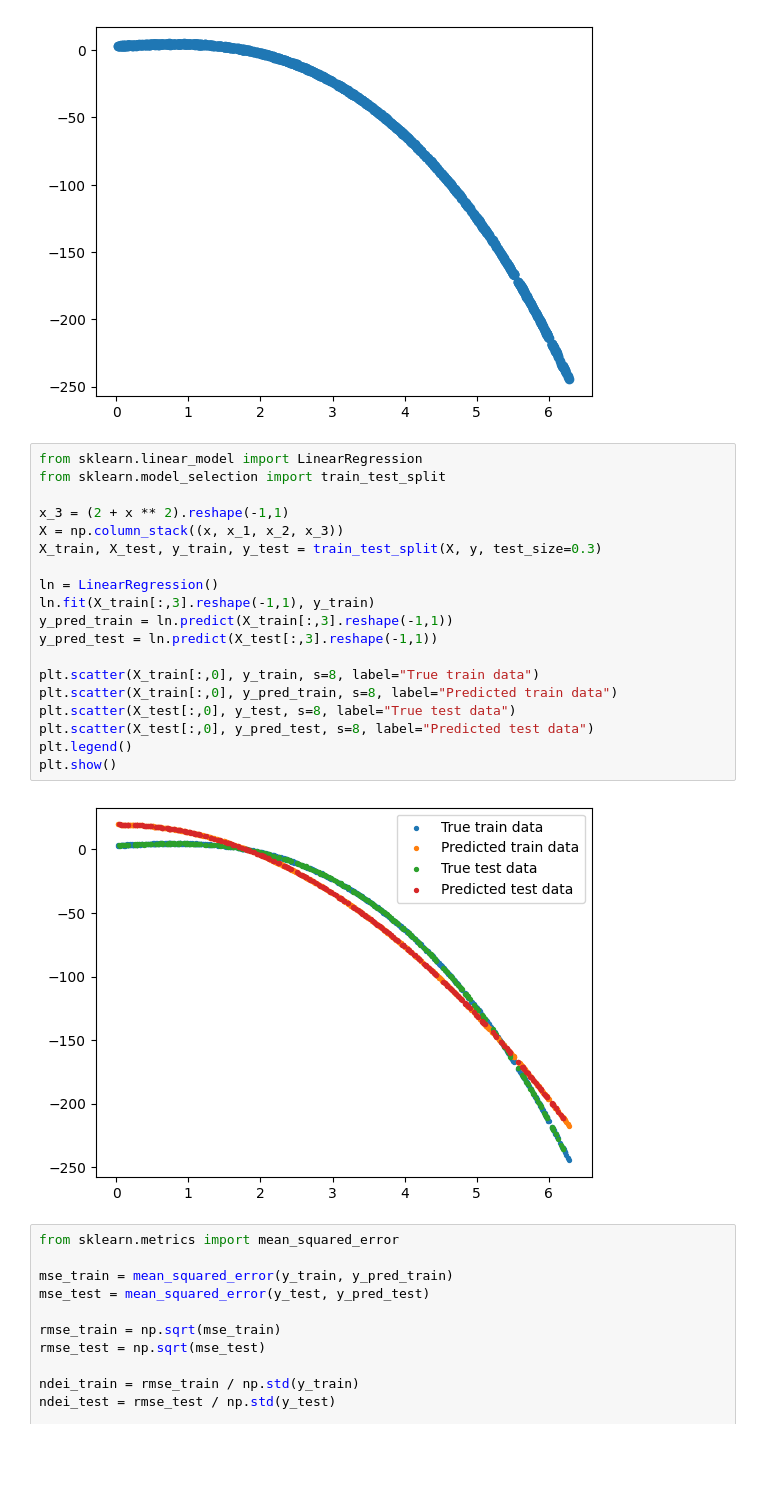
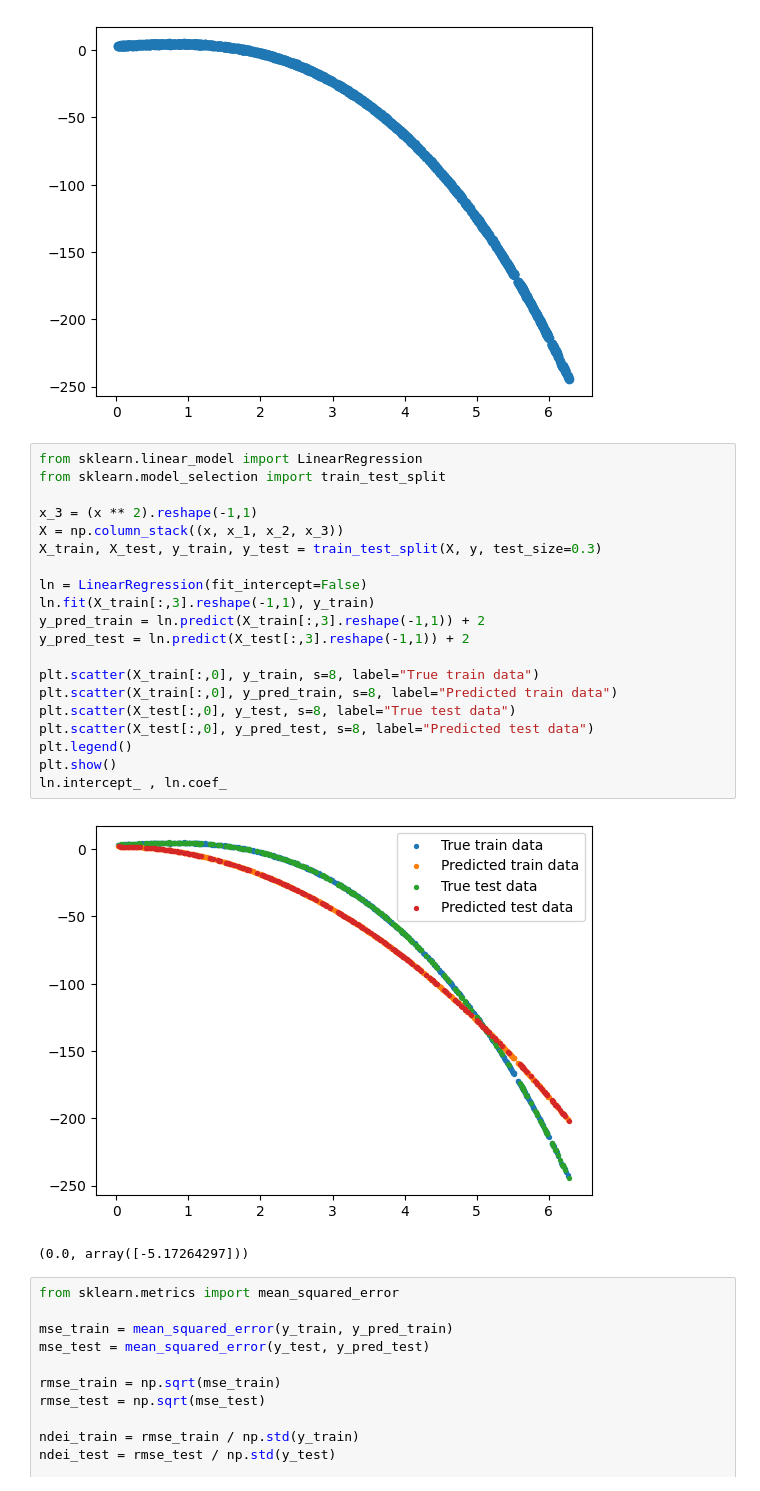
Before and after one commit to alirezasamei/AI_HW, a Jupyter notebook: HW-09/1.ipynb, the cells around one changed output. Drawn from its saved outputs; the diff is of its cells as text; blank space fills up the shorter version.

```diff
--- a/HW-09/1.ipynb
+++ b/HW-09/1.ipynb
@@ -17,24 +17,26 @@ plt.show()
 # %%
 from sklearn.linear_model import LinearRegression
 from sklearn.model_selection import train_test_split
 
-x_3 = (2 + x ** 2).reshape(-1,1)
+x_3 = (x ** 2).reshape(-1,1)
 X = np.column_stack((x, x_1, x_2, x_3))
 X_train, X_test, y_train, y_test = train_test_split(X, y, test_size=0.3)
 
-ln = LinearRegression()
+ln = LinearRegression(fit_intercept=False)
 ln.fit(X_train[:,3].reshape(-1,1), y_train)
-y_pred_train = ln.predict(X_train[:,3].reshape(-1,1))
-y_pred_test = ln.predict(X_test[:,3].reshape(-1,1))
+y_pred_train = ln.predict(X_train[:,3].reshape(-1,1)) + 2
+y_pred_test = ln.predict(X_test[:,3].reshape(-1,1)) + 2
 
 plt.scatter(X_train[:,0], y_train, s=8, label="True train data")
 plt.scatter(X_train[:,0], y_pred_train, s=8, label="Predicted train data")
 plt.scatter(X_test[:,0], y_test, s=8, label="True test data")
 plt.scatter(X_test[:,0], y_pred_test, s=8, label="Predicted test data")
 plt.legend()
 plt.show()
+ln.intercept_ , ln.coef_
 # %% [output]
-[figure, old version]
+[figure, new version]
+(0.0, array([-5.17264297]))
 # %%
 from sklearn.metrics import mean_squared_error
 
```
